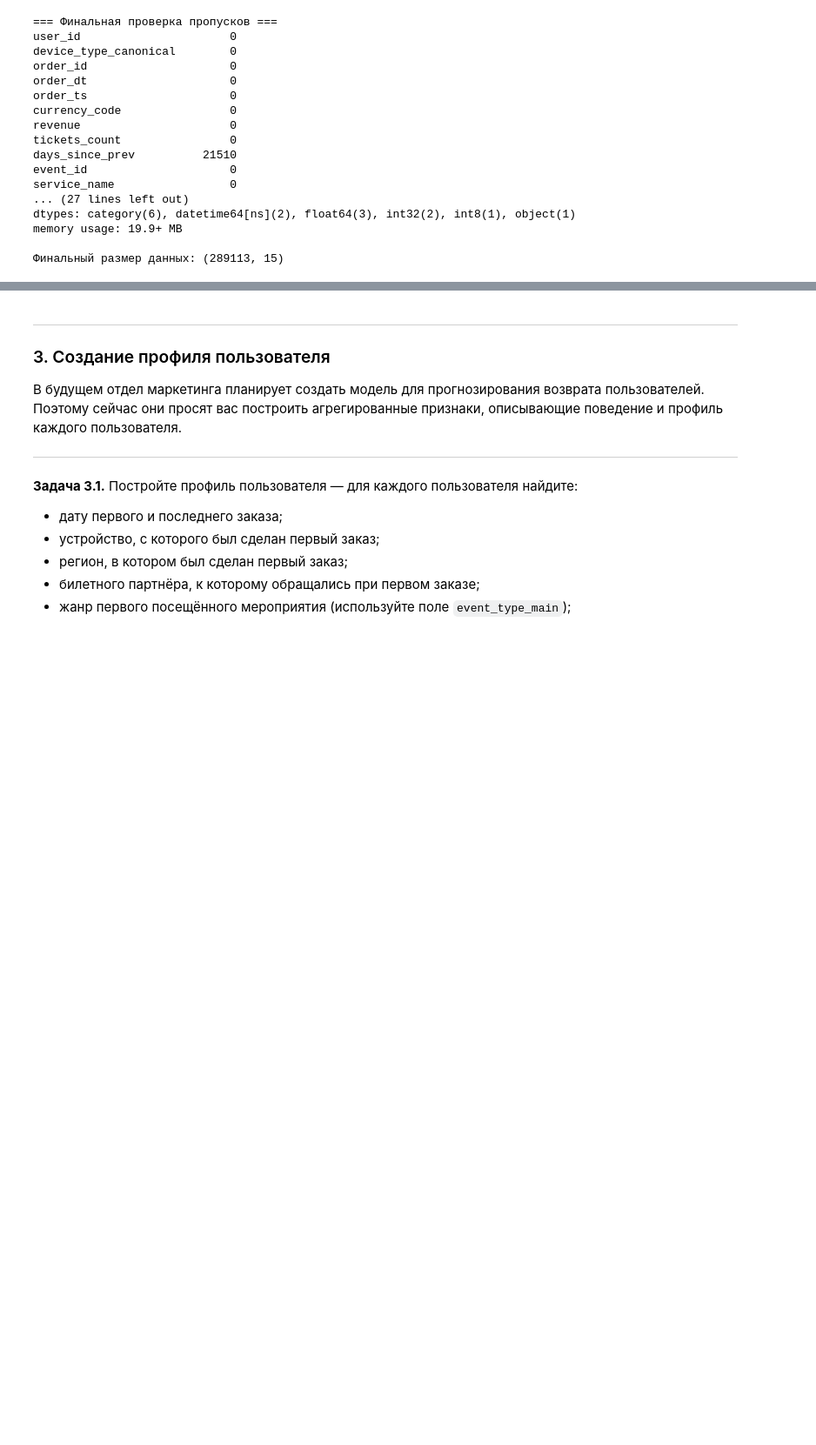
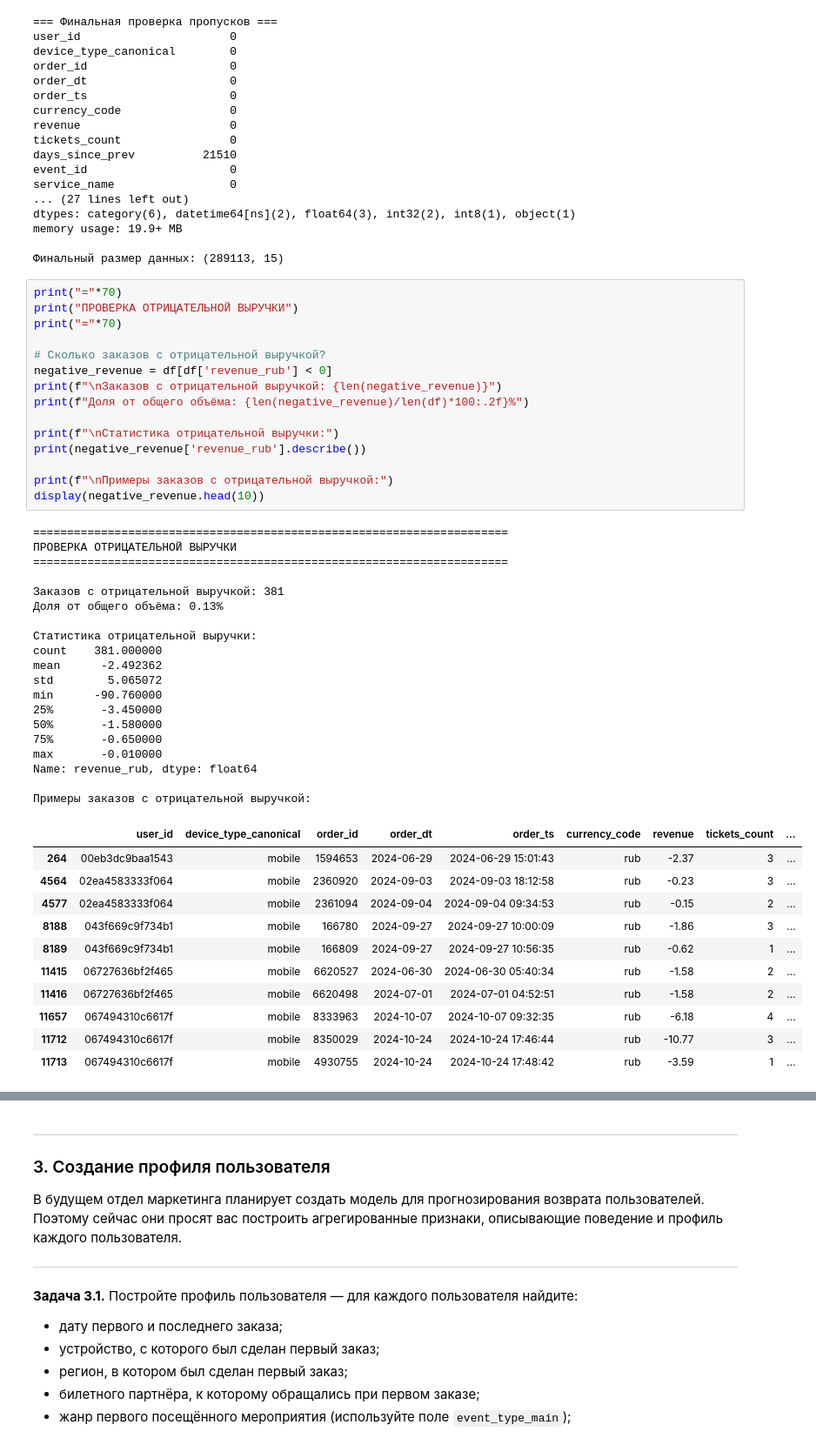
Before and after one commit to KrylovaOA/Jupyter-Project-for-Yandex-Practicum, a Jupyter notebook: Проект 22.06.2026..ipynb, the cells around one changed output, grey strips where cells are left out. Shown at 87% size. Drawn from its saved outputs; the diff is of its cells as text; blank space fills up the shorter version.

```diff
--- a/Проект 22.06.2026..ipynb
+++ b/Проект 22.06.2026..ipynb
@@ -784,3 +944,49 @@ dtypes: category(6), datetime64[ns](2), float64(3), int32(2), int8(1), object(1)
 memory usage: 19.9+ MB
 
 Финальный размер данных: (289113, 15)
+# %%
+print("="*70)
+print("ПРОВЕРКА ОТРИЦАТЕЛЬНОЙ ВЫРУЧКИ")
+print("="*70)
+
+# Сколько заказов с отрицательной выручкой?
+negative_revenue = df[df['revenue_rub'] < 0]
+print(f"\nЗаказов с отрицательной выручкой: {len(negative_revenue)}")
+print(f"Доля от общего объёма: {len(negative_revenue)/len(df)*100:.2f}%")
+
+print(f"\nСтатистика отрицательной выручки:")
+print(negative_revenue['revenue_rub'].describe())
+
+print(f"\nПримеры заказов с отрицательной выручкой:")
+display(negative_revenue.head(10))
+# %% [output]
+======================================================================
+ПРОВЕРКА ОТРИЦАТЕЛЬНОЙ ВЫРУЧКИ
+======================================================================
+
+Заказов с отрицательной выручкой: 381
+Доля от общего объёма: 0.13%
+
+Статистика отрицательной выручки:
+count    381.000000
+mean      -2.492362
+std        5.065072
+min      -90.760000
+25%       -3.450000
+50%       -1.580000
+75%       -0.650000
+max       -0.010000
+Name: revenue_rub, dtype: float64
+
+Примеры заказов с отрицательной выручкой:
+|  | user_id | device_type_canonical | order_id | order_dt | order_ts | currency_code | revenue | tickets_count | ... |
+| 264 | 00eb3dc9baa1543 | mobile | 1594653 | 2024-06-29 | 2024-06-29 15:01:43 | rub | -2.37 | 3 | ... |
+| 4564 | 02ea4583333f064 | mobile | 2360920 | 2024-09-03 | 2024-09-03 18:12:58 | rub | -0.23 | 3 | ... |
+| 4577 | 02ea4583333f064 | mobile | 2361094 | 2024-09-04 | 2024-09-04 09:34:53 | rub | -0.15 | 2 | ... |
+| 8188 | 043f669c9f734b1 | mobile | 166780 | 2024-09-27 | 2024-09-27 10:00:09 | rub | -1.86 | 3 | ... |
+| 8189 | 043f669c9f734b1 | mobile | 166809 | 2024-09-27 | 2024-09-27 10:56:35 | rub | -0.62 | 1 | ... |
+| 11415 | 06727636bf2f465 | mobile | 6620527 | 2024-06-30 | 2024-06-30 05:40:34 | rub | -1.58 | 2 | ... |
+| 11416 | 06727636bf2f465 | mobile | 6620498 | 2024-07-01 | 2024-07-01 04:52:51 | rub | -1.58 | 2 | ... |
+| 11657 | 067494310c6617f | mobile | 8333963 | 2024-10-07 | 2024-10-07 09:32:35 | rub | -6.18 | 4 | ... |
+| 11712 | 067494310c6617f | mobile | 8350029 | 2024-10-24 | 2024-10-24 17:46:44 | rub | -10.77 | 3 | ... |
+| 11713 | 067494310c6617f | mobile | 4930755 | 2024-10-24 | 2024-10-24 17:48:42 | rub | -3.59 | 1 | ... |
```
Also changed, not shown: parts of 44 cells of this notebook.
